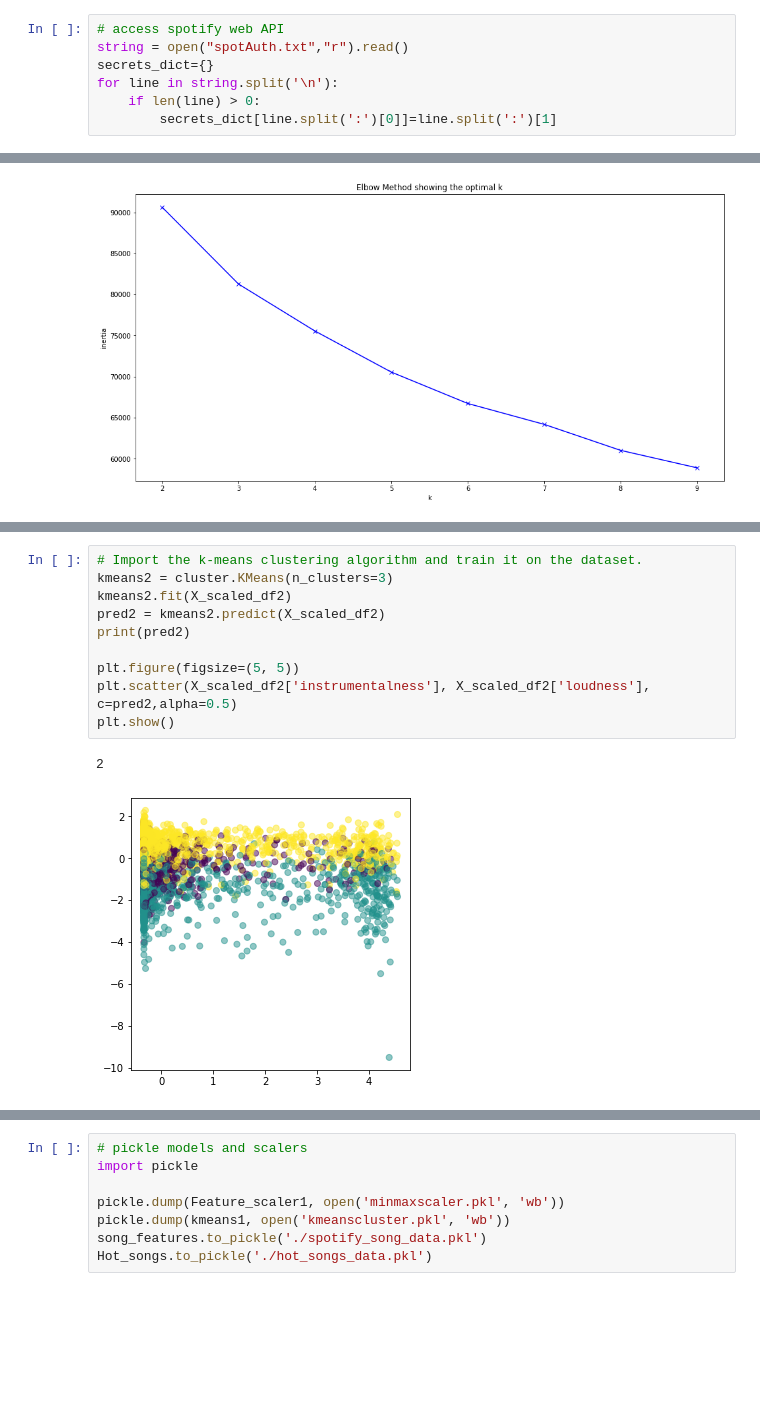
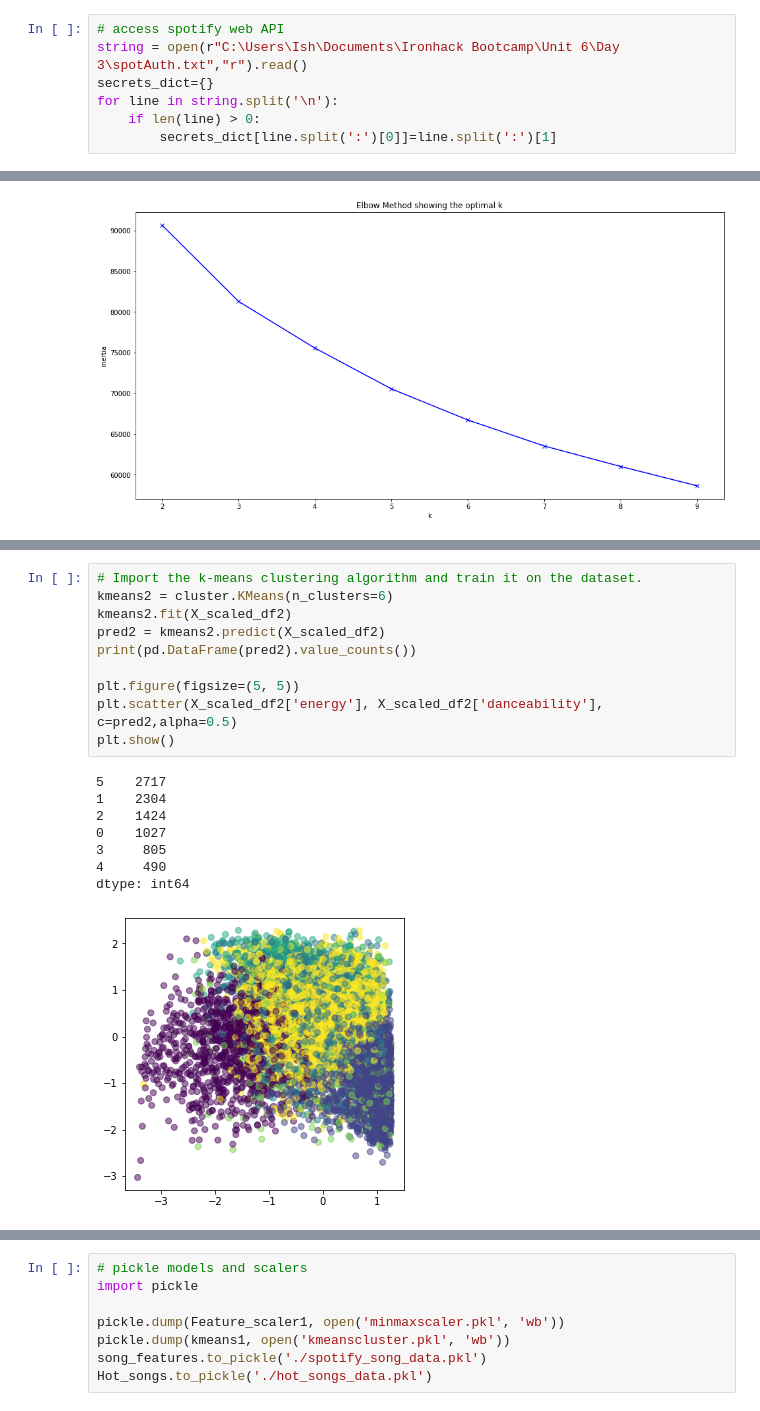
Before and after one commit to CallmeIshmaelH/GNOD-Song-Recommender, a Jupyter notebook: 6.05_LAB2_GNOD_using_spotify_API.ipynb, the cells around one changed output, grey strips where cells are left out. Drawn from its saved outputs; the diff is of its cells as text; blank space fills up the shorter version.

```diff
--- a/6.05_LAB2_GNOD_using_spotify_API.ipynb
+++ b/6.05_LAB2_GNOD_using_spotify_API.ipynb
@@ -216,7 +216,7 @@ import getpass
 import json
 # %%
 # access spotify web API
-string = open("spotAuth.txt","r").read()
+string = open(r"C:\Users\Ish\Documents\Ironhack Bootcamp\Unit 6\Day 3\spotAuth.txt","r").read()
 secrets_dict={}
 for line in string.split('\n'):
     if len(line) > 0:
@@ -530,13 +531,19 @@ plt.show()
 # %%
 # Import the k-means clustering algorithm and train it on the dataset.
-kmeans2 = cluster.KMeans(n_clusters=3)
+kmeans2 = cluster.KMeans(n_clusters=6)
 kmeans2.fit(X_scaled_df2)
 pred2 = kmeans2.predict(X_scaled_df2)
-print(pred2)
+print(pd.DataFrame(pred2).value_counts())
 
 plt.figure(figsize=(5, 5))
-plt.scatter(X_scaled_df2['instrumentalness'], X_scaled_df2['loudness'], c=pred2,alpha=0.5)
+plt.scatter(X_scaled_df2['energy'], X_scaled_df2['danceability'], c=pred2,alpha=0.5)
 plt.show()
 # %% [output]
-2
+5    2717
+1    2304
+2    1424
+0    1027
+3     805
+4     490
+dtype: int64
-[figure, old version]
+[figure, new version]
```
Also changed, not shown: parts of 21 cells of this notebook, 9 other files.
